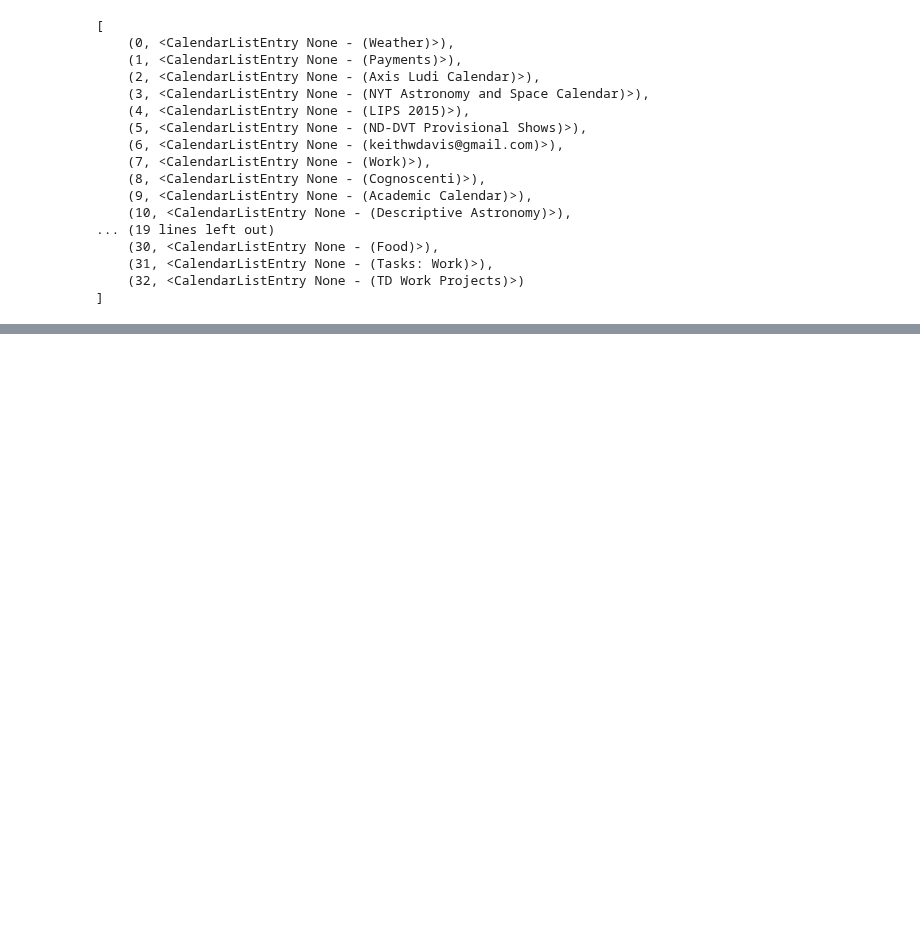
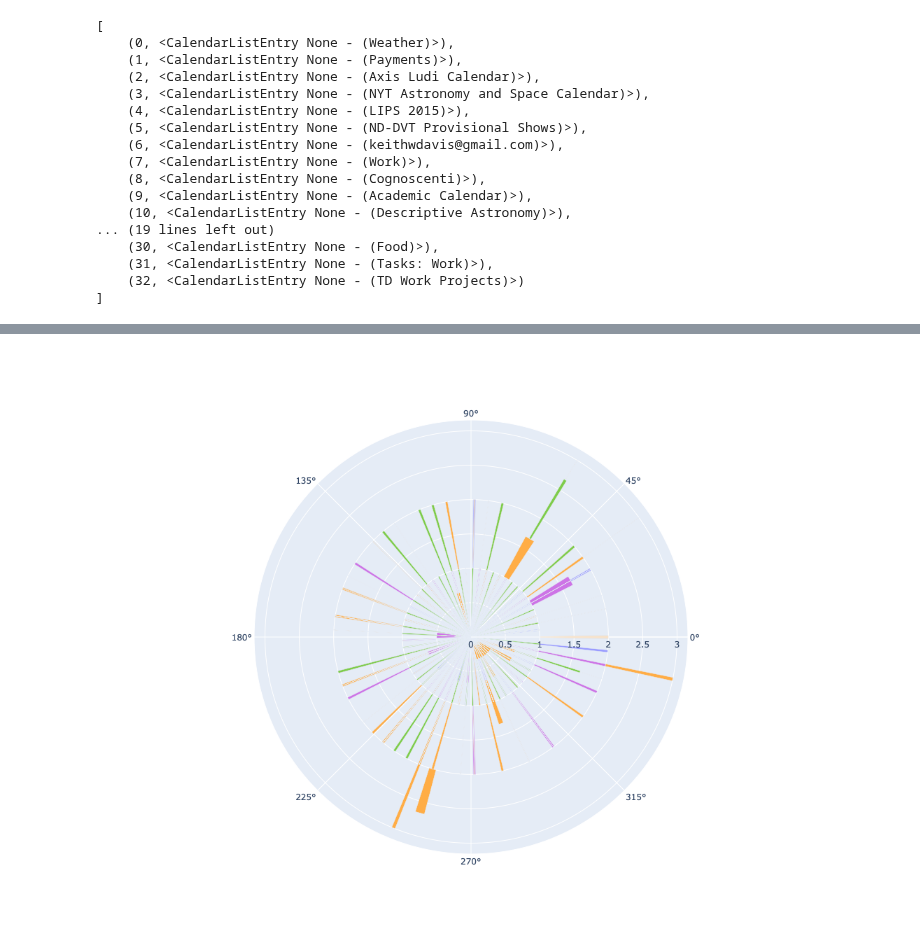
Before and after one commit to KeithDavis067/taskbraid, a Jupyter notebook: python/circlecal/SB.ipynb, the cells around one changed output, grey strips where cells are left out. Drawn from its saved outputs; the diff is of its cells as text; code cells hidden in the pictures; blank space fills up the shorter version.

```diff
--- a/python/circlecal/SB.ipynb
+++ b/python/circlecal/SB.ipynb
@@ -104,10 +99,11 @@ TypeError: cut() missing 1 required positional argument: 'bins'
 ii = pd.IntervalIndex([pd.Interval(pd.Timedelta(days=0), pd.Timedelta(days=1)),
                        pd.Interval(pd.Timedelta(days=1), pd.Timedelta(days=1)),
                        pd.Interval(pd.Timedelta(days=1), pd.Timedelta(days=7)),
-                       pd.Interval(pd.Timedelta(days=7), pd.Timedelta(days=30)),
-                       pd.Interval(pd.Timedelta(days=30), pd.Timedelta(days=365))])
+                       pd.Interval(pd.Timedelta(days=7), pd.Timedelta(days=31)),
+                       pd.Interval(pd.Timedelta(days=31), pd.Timedelta(days=365))])
+intervalsdf = pd.DataFrame(data=["hours", "day", "days", "weeks", "months"], index=ii, columns=["name"])
 # %%
-df["scale"] = pd.cut(df["duration"], ii)
+df["scale"] = pd.cut(df["duration"], intervalsdf.index)
 # %%
 df["scale"]
 # %% [output]
@@ -127,2 +123,2 @@ Categories (5, interval[timedelta64[ns], right]): [(0 days 00:00:00, 1 days 00:0
 # %%
-df
+df["ring"] = intervalsdf.loc[df["scale"]].reset_index(drop=True)
@@ -142,0 +125,28 @@ df
+# %%
+def ts_to_theta(ts, day_to_theta=365/360):
+    return ts / day_to_theta
+
+def ring_to_base(ring, intervalsdf):
+    rvalues = [1, 5/6, 4/6, 3/6, 2/6, 1/6]
+    d = dict(zip(intervalsdf.name.values, rvalues))
+    return d[ring]
+
+year=y24
+
+df["midtheta"] = df.mid.apply(lambda x: ts_to_theta(model.to_timestamp(x), y24.duration / timedelta(days=1) / 360))
+df["width"] = df.duration.apply(lambda x: x / year.duration * 360)
+df["rbase"] = df.ring.apply(lambda x: ring_to_base(x, intervalsdf))
+df["r"] = df["rbase"]
+# %%
+dring = df
+try:
+    del f
+except NameError:
+    pass
+
+f = go.Figure(go.Barpolar(theta=df.midtheta, r=df.r, width=df.width, #base=df.rbase,
+                          text=df.summary, marker_color=df.color))
+f.update_layout(height=800)
+f.show()
+# %% [output]
+[figure, added]
```
Also changed, not shown: parts of 18 cells of this notebook.
